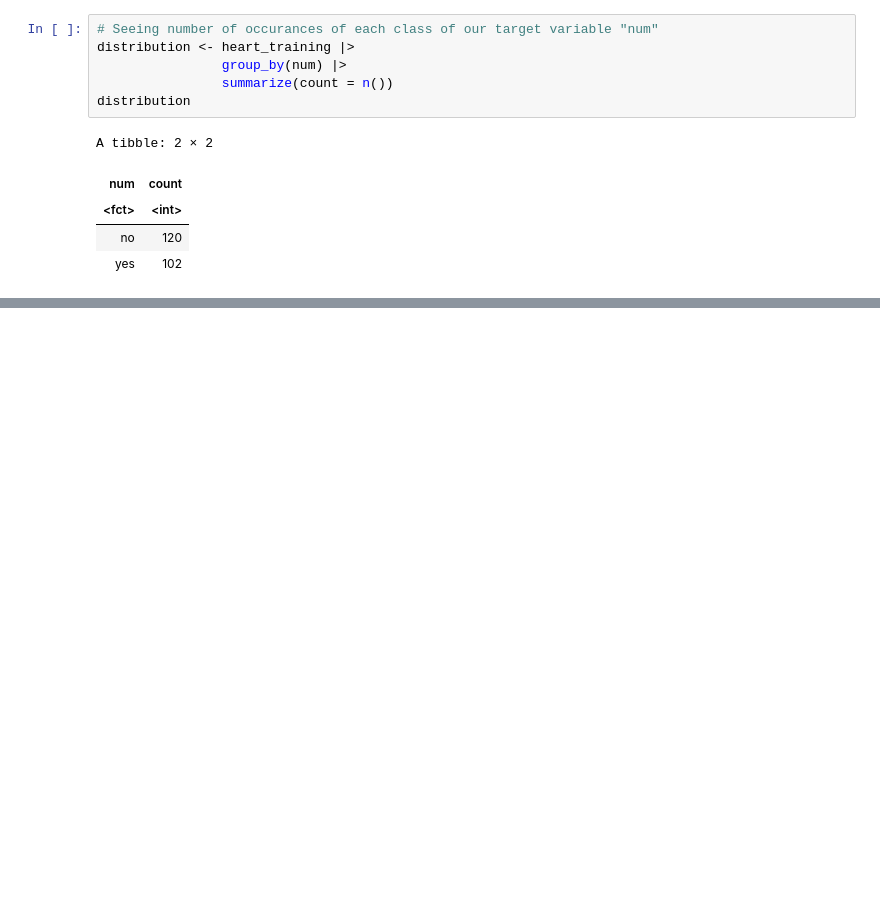
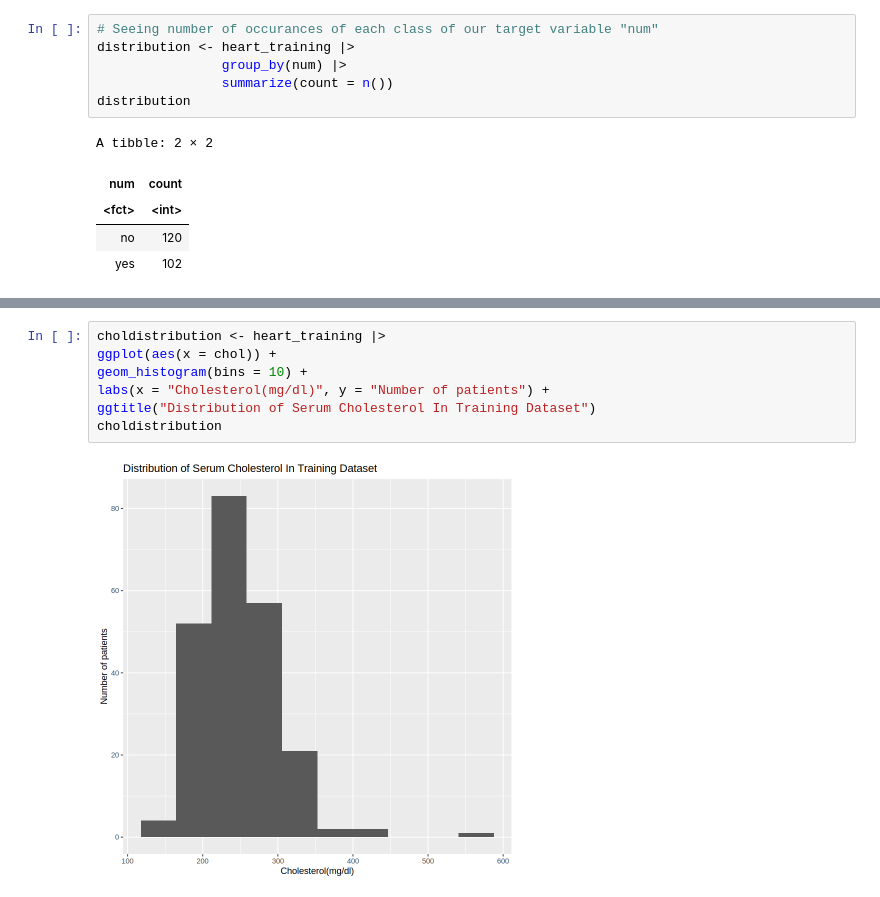
Before and after one commit to kcarri02/GROUP-PROJECT, a Jupyter notebook: ProjectNotebook.ipynb, the cells around one changed output, grey strips where cells are left out. Saved outputs shown, nothing was run; the diff lists cells and outputs as text; blank space fills up the shorter version.

```diff
--- a/ProjectNotebook.ipynb
+++ b/ProjectNotebook.ipynb
@@ -121,0 +147,9 @@ chol_vs_heart
+# %%
+choldistribution <- heart_training |>
+ggplot(aes(x = chol)) +
+geom_histogram(bins = 10) +
+labs(x = "Cholesterol(mg/dl)", y = "Number of patients") +
+ggtitle("Distribution of Serum Cholesterol In Training Dataset")
+choldistribution
+# %% [output]
+[figure, added]
```
Also changed, not shown: parts of 9 cells of this notebook.
